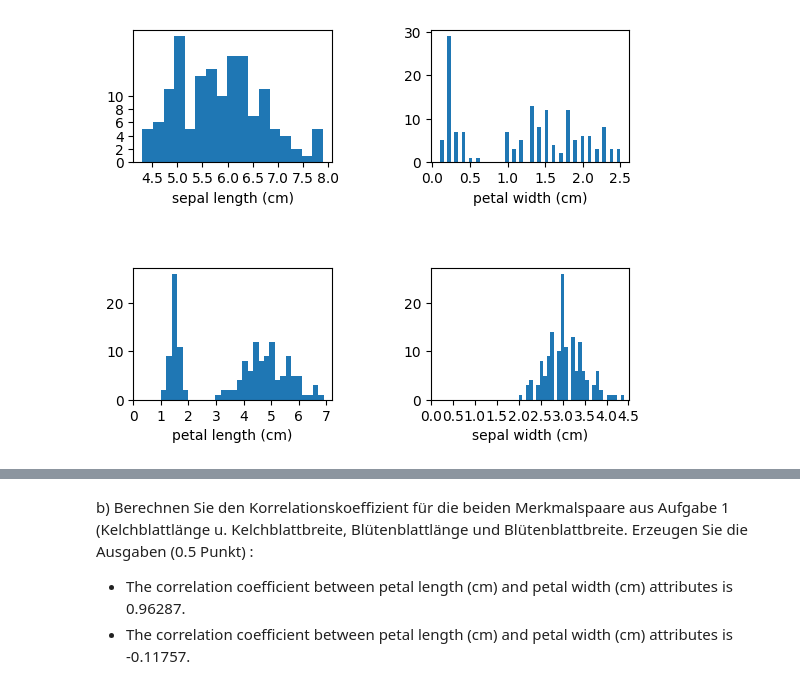
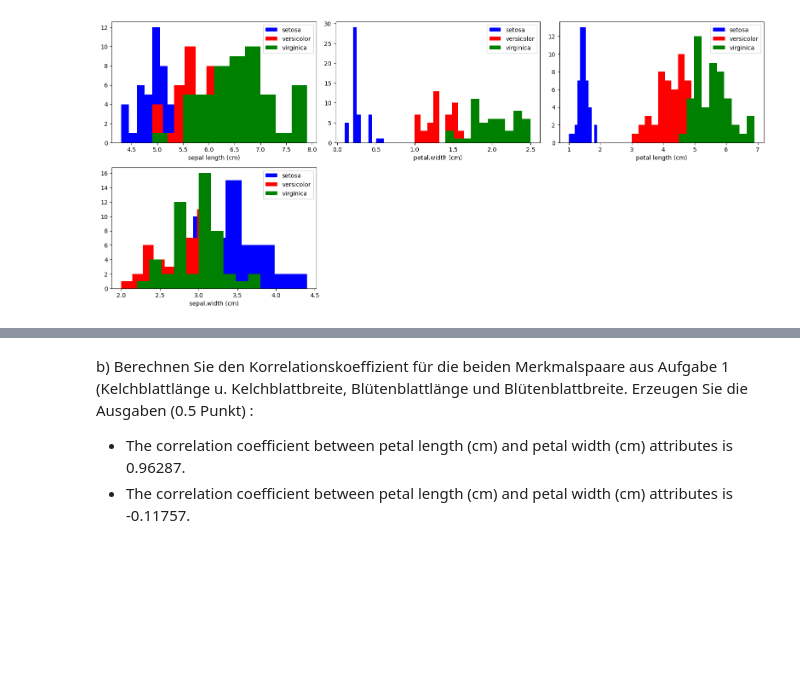
Before and after one commit to MuhammedKrz/DatenanalyseUndMLPraktika, a Jupyter notebook: Blatt 4/Praktikum4.ipynb, the cells around one changed output, grey strips where cells are left out. Saved outputs shown, nothing was run; the diff lists cells and outputs as text; code cells hidden in the pictures; blank space fills up the shorter version.

```diff
--- a/Blatt 4/Praktikum4.ipynb
+++ b/Blatt 4/Praktikum4.ipynb
@@ -8,39 +8,54 @@ folgenden Ausgaben:
 # %%
 import matplotlib.pyplot as plt
 import pandas as pd
-import numpy as np
 
 df = pd.read_csv("iris.csv")
-# print(df.head())
 
-# bins number of groups/intervals on the x axes
+# Filtering after classes
+setosa = df[df["variety"] == "Setosa"]
+versicolor = df[df["variety"] == "Versicolor"]
+virginica = df[df["variety"] == "Virginica"]
 
-plt.subplot(2,2,1)
-plt.hist(df['sepal.length'],bins=17)
-plt.xlabel('sepal length (cm)')
-plt.xticks(np.arange(4.5, 8.5, 0.5))
-plt.yticks(np.arange(0, 12, 2))
+# size of each diagram/figure (w,h)
+plt.figure(figsize=(16,10))
 
-plt.subplot(2,2,2)
-plt.hist(df['petal.width'],bins=50)
-plt.xlabel('petal width (cm)')
-plt.xticks(np.arange(0, 3, 0.5))
+# Histogram of sepal length
+plt.subplot(3,3,1)
+plt.hist(setosa["sepal.length"], bins=10, alpha=1, label="setosa", color="blue")
+plt.hist(versicolor["sepal.length"], bins=10, alpha=1, label="versicolor", color="red")
+plt.hist(virginica["sepal.length"], bins=10, alpha=1, label="virginica", color="green")
+plt.xlabel("sepal length (cm)")
+plt.legend(loc="upper right")
 
-plt.subplot(2,2,3)
-plt.hist(df['petal.length'],bins=30)
-plt.xlabel('petal length (cm)')
-plt.xticks(np.arange(0, 8, 1))
+# Histogram of petal width
+plt.subplot(3,3,2)
+plt.hist(setosa["petal.width"], bins=10, alpha=1, label="setosa", color="blue")
+plt.hist(versicolor["petal.width"], bins=10, alpha=1, label="versicolor", color="red")
+plt.hist(virginica["petal.width"], bins=10, alpha=1, label="virginica", color="green")
+plt.xlabel("petal.width (cm)")
+plt.legend(loc="upper right")
 
-plt.subplot(2,2,4)
-plt.hist(df['sepal.width'],bins=30)
-plt.xlabel('sepal width (cm)')
-plt.xticks(np.arange(0, 5, 0.5))
+# Histogram of petal length
+plt.subplot(3,3,3)
+plt.hist(setosa["petal.length"], bins=10, alpha=1, label="setosa", color="blue")
+plt.hist(versicolor["petal.length"], bins=10, alpha=1, label="versicolor", color="red")
+plt.hist(virginica["petal.length"], bins=10, alpha=1, label="virginica", color="green")
+plt.xlabel("petal length (cm)")
+plt.legend(loc="upper right")
 
-plt.subplots_adjust(wspace=0.5, hspace=0.8)
+# Histogram of sepal width
+plt.subplot(3,3,4)
+plt.hist(setosa["sepal.width"], bins=10, alpha=1, label="setosa", color="blue")
+plt.hist(versicolor["sepal.width"], bins=10, alpha=1, label="versicolor", color="red")
+plt.hist(virginica["sepal.width"], bins=10, alpha=1, label="virginica", color="green")
+plt.xlabel("sepal.width (cm)")
+plt.legend(loc="upper right")
 
+# For correct alignment of the subplots (no overlap)
+plt.tight_layout()
 plt.show()
 # %% [output]
-[figure, old version]
+[figure, new version]
 # %% [markdown]
 ## Aufgabe 2 (1 Punkte)
 a) Zeichnen Sie ein Streudiagramm für die Attribute Kelchblaltlänge in der x-Achse und Kelchblattbreite in der y-Achse, wie unten in der
```
Also changed, not shown: parts of 1 cell of this notebook.
